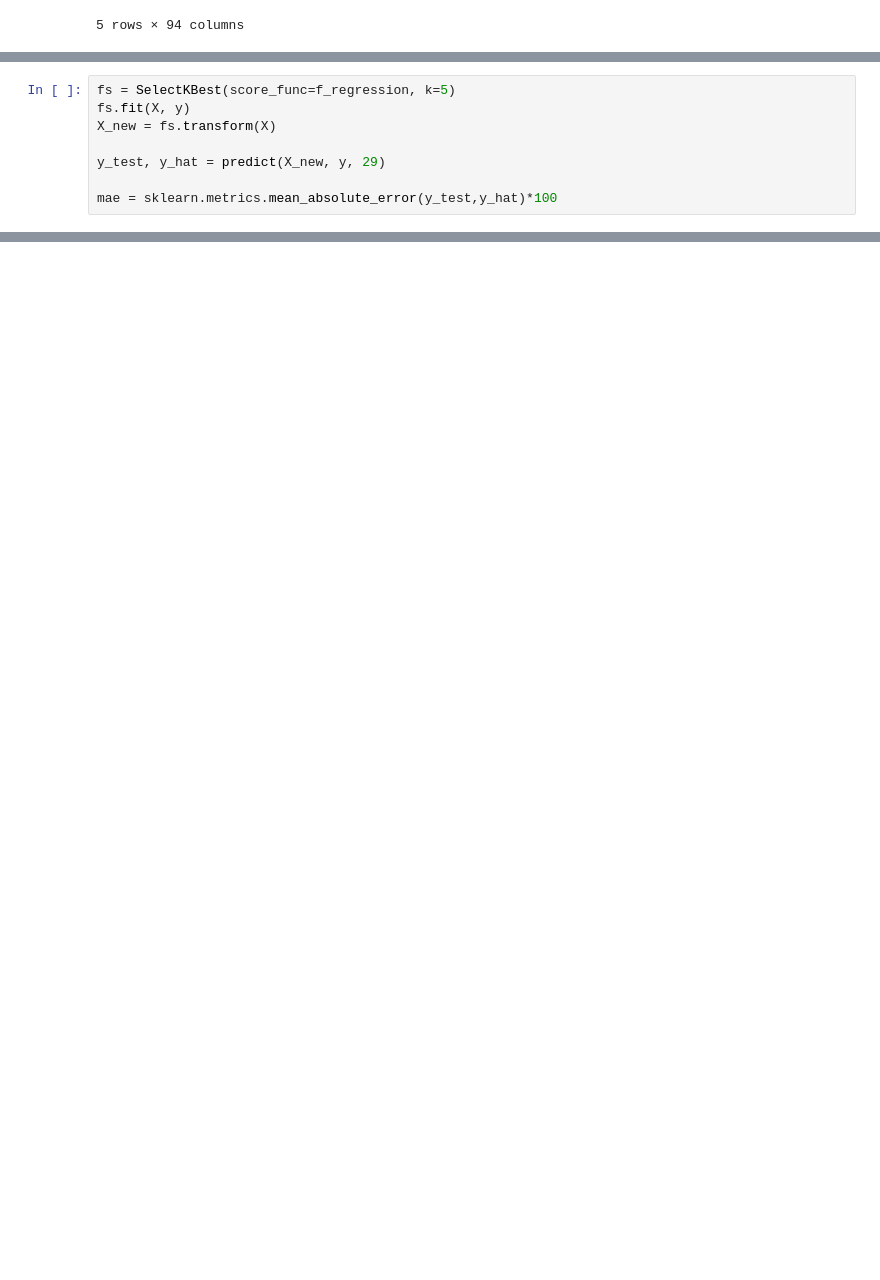
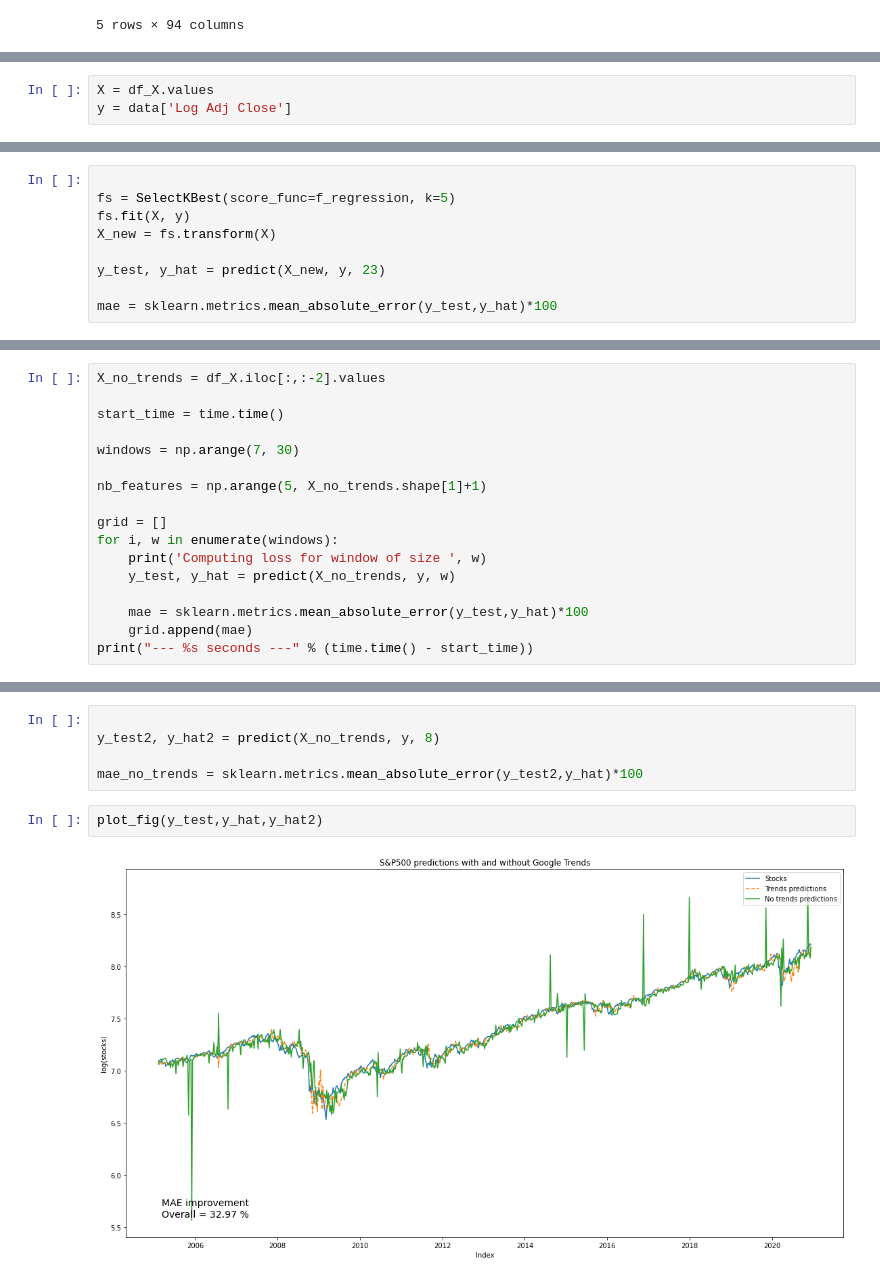
Before and after one commit to epfl-ada/ada-2020-project-milestone-p3-p3_adache, a Jupyter notebook: project.ipynb, the cells around one changed output, grey strips where cells are left out. Drawn from its saved outputs; the diff is of its cells as text; blank space fills up the shorter version.

Commit message:
add model for no trends data

```diff
--- a/project.ipynb
+++ b/project.ipynb
@@ -469,3 +501,6 @@ y = data['Log Adj Close']
+# %%
+X = df_X.values
+y = data['Log Adj Close']
 # %%
 def predict(X, y, window):
     """
@@ -583,8 +611,9 @@ window_idx, features_idx = np.where(grid == grid.min())
 # %%
+
 fs = SelectKBest(score_func=f_regression, k=5)
 fs.fit(X, y)
 X_new = fs.transform(X)
 
-y_test, y_hat = predict(X_new, y, 29)
+y_test, y_hat = predict(X_new, y, 23)
 
 mae = sklearn.metrics.mean_absolute_error(y_test,y_hat)*100
@@ -602,0 +638,17 @@ Text(0, 0.5, 'log(mvp)')
+# %%
+X_no_trends = df_X.iloc[:,:-2].values
+
+start_time = time.time()
+
+windows = np.arange(7, 30)
+
+nb_features = np.arange(5, X_no_trends.shape[1]+1)
+
+grid = []
+for i, w in enumerate(windows):
+    print('Computing loss for window of size ', w)
+    y_test, y_hat = predict(X_no_trends, y, w)
+
+    mae = sklearn.metrics.mean_absolute_error(y_test,y_hat)*100
+    grid.append(mae)
+print("--- %s seconds ---" % (time.time() - start_time))
@@ -602,0 +677,9 @@ Text(0, 0.5, 'log(mvp)')
+# %%
+
+y_test2, y_hat2 = predict(X_no_trends, y, 8)
+
+mae_no_trends = sklearn.metrics.mean_absolute_error(y_test2,y_hat)*100
+# %%
+plot_fig(y_test,y_hat,y_hat2)
+# %% [output]
+[figure, added]
```
Also changed, not shown: parts of 18 cells of this notebook.
